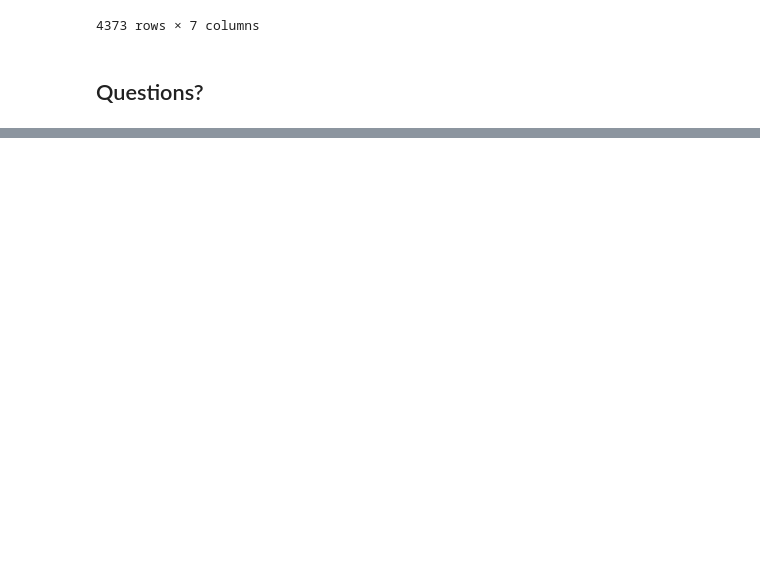
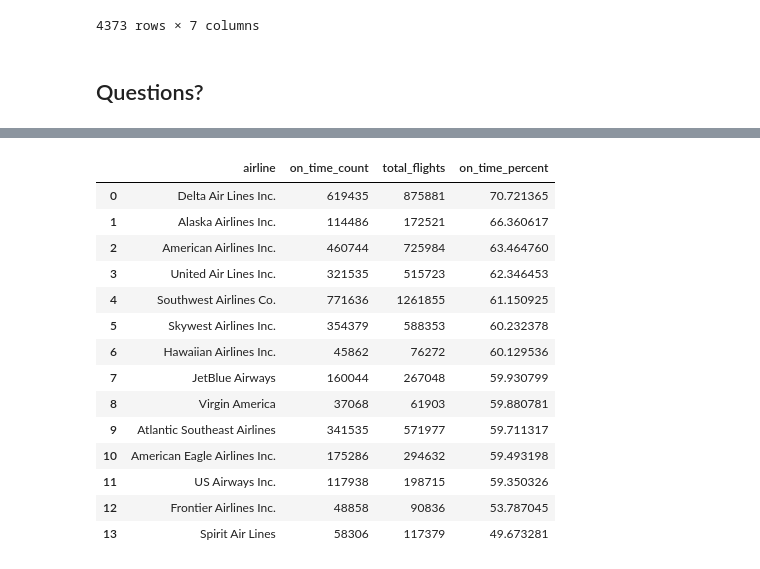
Before and after one commit to Ability014/olc_business_problems_with_sql, a Jupyter notebook: Solving Biz Problems with SQL.ipynb, the cells around one changed output, grey strips where cells are left out. Saved outputs shown, nothing was run; the diff lists cells and outputs as text; code cells hidden in the pictures; blank space fills up the shorter version.

```diff
--- a/Solving Biz Problems with SQL.ipynb
+++ b/Solving Biz Problems with SQL.ipynb
@@ -547,0 +714,39 @@ cust_ltv
+# %%
+## airline with the highest on-time performance percentage?
+
+## Consider airline flights with arrival_delay <= 0 as On-time
+
+query = """
+WITH on_time_performance As (
+SELECT
+    "AIRLINE" As Airline, SUM(CASE WHEN "ARRIVAL_DELAY" <= 0 THEN 1 ELSE 0 END) As on_time_count,
+    COUNT("FLIGHT_NUMBER") As total_flights,
+    (CAST(SUM(CASE WHEN "ARRIVAL_DELAY" <= 0 THEN 1 ELSE 0 END) AS FLOAT)/COUNT("FLIGHT_NUMBER"))*100 As On_time_percent
+FROM flight_data
+GROUP BY 1
+)
+SELECT
+    A."AIRLINE" As Airline, on_time_count, total_flights,  On_time_percent
+FROM on_time_performance F
+LEFT JOIN airline_data A
+ON F.Airline = A."IATA_CODE"
+ORDER BY 4 DESC
+"""
+
+pd.read_sql(query, engine)
+# %% [output]
+|  | airline | on_time_count | total_flights | on_time_percent |
+| 0 | Delta Air Lines Inc. | 619435 | 875881 | 70.721365 |
+| 1 | Alaska Airlines Inc. | 114486 | 172521 | 66.360617 |
+| 2 | American Airlines Inc. | 460744 | 725984 | 63.464760 |
+| 3 | United Air Lines Inc. | 321535 | 515723 | 62.346453 |
+| 4 | Southwest Airlines Co. | 771636 | 1261855 | 61.150925 |
+| 5 | Skywest Airlines Inc. | 354379 | 588353 | 60.232378 |
+| 6 | Hawaiian Airlines Inc. | 45862 | 76272 | 60.129536 |
+| 7 | JetBlue Airways | 160044 | 267048 | 59.930799 |
+| 8 | Virgin America | 37068 | 61903 | 59.880781 |
+| 9 | Atlantic Southeast Airlines | 341535 | 571977 | 59.711317 |
+| 10 | American Eagle Airlines Inc. | 175286 | 294632 | 59.493198 |
+| 11 | US Airways Inc. | 117938 | 198715 | 59.350326 |
+| 12 | Frontier Airlines Inc. | 48858 | 90836 | 53.787045 |
+| 13 | Spirit Air Lines | 58306 | 117379 | 49.673281 |
```
Also changed, not shown: parts of 29 cells of this notebook.
